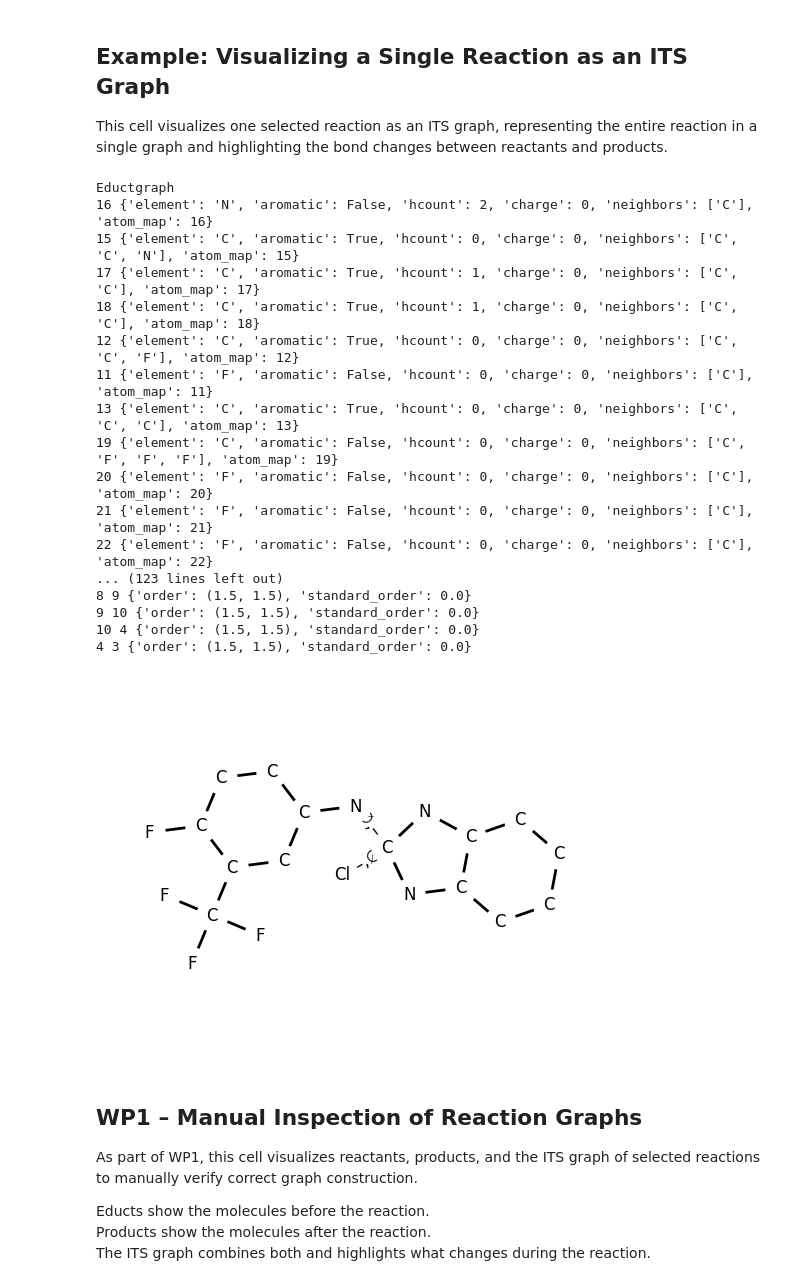
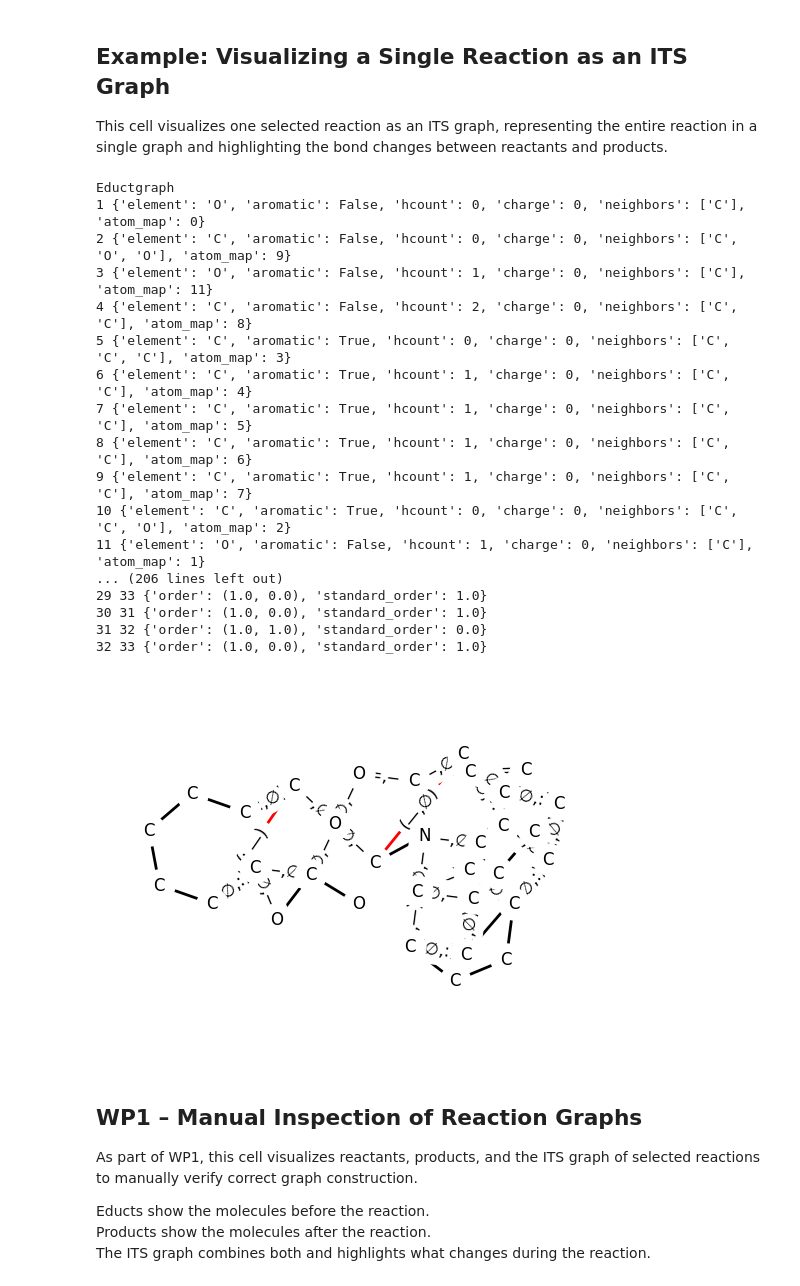
Before and after one commit to PatPatDango/reaction-kernels, a Jupyter notebook: notebooks/wp1.ipynb, the cells around one changed output. Saved outputs shown, nothing was run; the diff lists cells and outputs as text; code cells hidden in the pictures.

```diff
--- a/notebooks/wp1.ipynb
+++ b/notebooks/wp1.ipynb
@@ -133,27 +151,27 @@ print("Saved:", [str(p) for p in paths])
 
 This cell visualizes one selected reaction as an ITS graph, representing the entire reaction in a single graph and highlighting the bond changes between reactants and products.
 # %%
-rmsi = data["clean_rxn"].iloc[9]
+rmsi = data["clean_rxn"].iloc[200]
 visualize_graph(rmsi)
 # %% [output]
 Eductgraph
-16 {'element': 'N', 'aromatic': False, 'hcount': 2, 'charge': 0, 'neighbors': ['C'], 'atom_map': 16}
-15 {'element': 'C', 'aromatic': True, 'hcount': 0, 'charge': 0, 'neighbors': ['C', 'C', 'N'], 'atom_map': 15}
-17 {'element': 'C', 'aromatic': True, 'hcount': 1, 'charge': 0, 'neighbors': ['C', 'C'], 'atom_map': 17}
-18 {'element': 'C', 'aromatic': True, 'hcount': 1, 'charge': 0, 'neighbors': ['C', 'C'], 'atom_map': 18}
-12 {'element': 'C', 'aromatic': True, 'hcount': 0, 'charge': 0, 'neighbors': ['C', 'C', 'F'], 'atom_map': 12}
-11 {'element': 'F', 'aromatic': False, 'hcount': 0, 'charge': 0, 'neighbors': ['C'], 'atom_map': 11}
-13 {'element': 'C', 'aromatic': True, 'hcount': 0, 'charge': 0, 'neighbors': ['C', 'C', 'C'], 'atom_map': 13}
-19 {'element': 'C', 'aromatic': False, 'hcount': 0, 'charge': 0, 'neighbors': ['C', 'F', 'F', 'F'], 'atom_map': 19}
-20 {'element': 'F', 'aromatic': False, 'hcount': 0, 'charge': 0, 'neighbors': ['C'], 'atom_map': 20}
-21 {'element': 'F', 'aromatic': False, 'hcount': 0, 'charge': 0, 'neighbors': ['C'], 'atom_map': 21}
-22 {'element': 'F', 'aromatic': False, 'hcount': 0, 'charge': 0, 'neighbors': ['C'], 'atom_map': 22}
-... (123 lines left out)
-8 9 {'order': (1.5, 1.5), 'standard_order': 0.0}
-9 10 {'order': (1.5, 1.5), 'standard_order': 0.0}
-10 4 {'order': (1.5, 1.5), 'standard_order': 0.0}
-4 3 {'order': (1.5, 1.5), 'standard_order': 0.0}
+1 {'element': 'O', 'aromatic': False, 'hcount': 0, 'charge': 0, 'neighbors': ['C'], 'atom_map': 0}
+2 {'element': 'C', 'aromatic': False, 'hcount': 0, 'charge': 0, 'neighbors': ['C', 'O', 'O'], 'atom_map': 9}
+3 {'element': 'O', 'aromatic': False, 'hcount': 1, 'charge': 0, 'neighbors': ['C'], 'atom_map': 11}
+4 {'element': 'C', 'aromatic': False, 'hcount': 2, 'charge': 0, 'neighbors': ['C', 'C'], 'atom_map': 8}
+5 {'element': 'C', 'aromatic': True, 'hcount': 0, 'charge': 0, 'neighbors': ['C', 'C', 'C'], 'atom_map': 3}
+6 {'element': 'C', 'aromatic': True, 'hcount': 1, 'charge': 0, 'neighbors': ['C', 'C'], 'atom_map': 4}
+7 {'element': 'C', 'aromatic': True, 'hcount': 1, 'charge': 0, 'neighbors': ['C', 'C'], 'atom_map': 5}
+8 {'element': 'C', 'aromatic': True, 'hcount': 1, 'charge': 0, 'neighbors': ['C', 'C'], 'atom_map': 6}
+9 {'element': 'C', 'aromatic': True, 'hcount': 1, 'charge': 0, 'neighbors': ['C', 'C'], 'atom_map': 7}
+10 {'element': 'C', 'aromatic': True, 'hcount': 0, 'charge': 0, 'neighbors': ['C', 'C', 'O'], 'atom_map': 2}
+11 {'element': 'O', 'aromatic': False, 'hcount': 1, 'charge': 0, 'neighbors': ['C'], 'atom_map': 1}
+... (206 lines left out)
+29 33 {'order': (1.0, 0.0), 'standard_order': 1.0}
+30 31 {'order': (1.0, 0.0), 'standard_order': 1.0}
+31 32 {'order': (1.0, 1.0), 'standard_order': 0.0}
+32 33 {'order': (1.0, 0.0), 'standard_order': 1.0}
-[figure, old version]
+[figure, new version]
 # %% [markdown]
 ## WP1 – Manual Inspection of Reaction Graphs
 As part of WP1, this cell visualizes reactants, products, and the ITS graph of selected reactions to manually verify correct graph construction.
```
Also changed, not shown: parts of 3 cells of this notebook, 10 other files.
